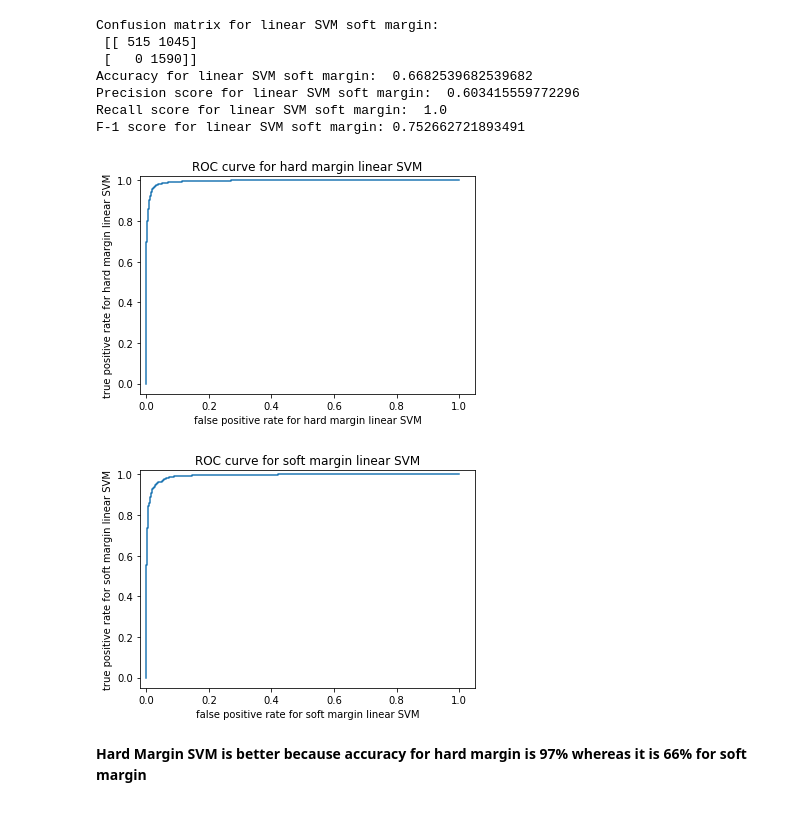
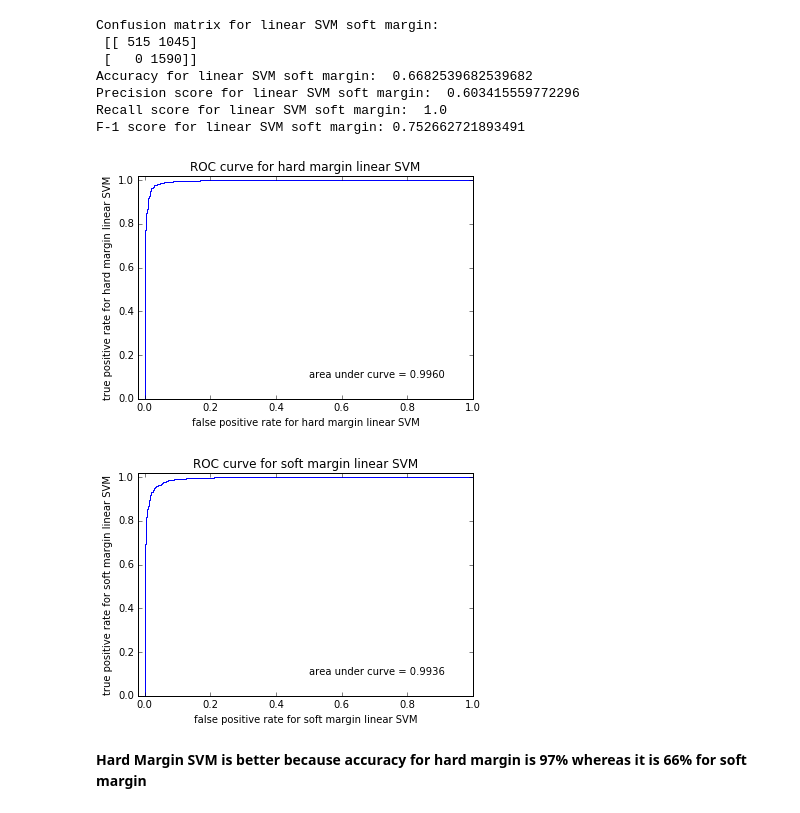
Before and after one commit to 219Winter2019adjz/test, a Jupyter notebook: proj1.ipynb, the cells around one changed output. Drawn from its saved outputs; the diff is of its cells as text; code cells hidden in the pictures.

```diff
--- a/proj1.ipynb
+++ b/proj1.ipynb
@@ -496,25 +496,28 @@ F-1 score for linear SVM soft margin: 0.752662721893491
 # %%
 # ROC curve for hard margin SVM
 
 from sklearn.metrics import roc_curve
+from sklearn.metrics import roc_auc_score
 
 score_svc_1 = clf_svc_1.decision_function(X_lsi_test_reduced)
 fpr_svc_1, tpr_svc_1, thresholds_svc_1 = roc_curve(twenty_test_binary_labels, score_svc_1)
 
 plt.figure()
 plt.plot(fpr_svc_1, tpr_svc_1)
 plt.title('ROC curve for hard margin linear SVM')
+plt.text(0.5, 0.1, 'area under curve = %0.4f' % roc_auc_score(twenty_test_binary_labels, score_svc_1))
 plt.xlabel('false positive rate for hard margin linear SVM')
 plt.ylabel('true positive rate for hard margin linear SVM')
 plt.xlim(left=-0.02)
 plt.ylim(top=1.02)
 plt.show()
 # %% [output]
-[figure, old version]
+[figure, new version]
 # %%
 # ROC curve for soft margin SVM
 
 from sklearn.metrics import roc_curve
+from sklearn.metrics import roc_auc_score
 
 score_svc_2 = clf_svc_2.decision_function(X_lsi_test_reduced)
 fpr_svc_2, tpr_svc_2, thresholds_svc_2 = roc_curve(twenty_test_binary_labels, score_svc_2)
@@ -522,13 +525,14 @@ fpr_svc_2, tpr_svc_2, thresholds_svc_2 = roc_curve(twenty_test_binary_labels, sc
 plt.figure()
 plt.plot(fpr_svc_2, tpr_svc_2)
 plt.title('ROC curve for soft margin linear SVM')
+plt.text(0.5, 0.1, 'area under curve = %0.4f' % roc_auc_score(twenty_test_binary_labels, score_svc_2))
 plt.xlabel('false positive rate for soft margin linear SVM')
 plt.ylabel('true positive rate for soft margin linear SVM')
 plt.xlim(left=-0.02)
 plt.ylim(top=1.02)
 plt.show()
 # %% [output]
-[figure, old version]
+[figure, new version]
 # %% [markdown]
  **Hard Margin SVM is better because accuracy for hard margin is 97% whereas it is 66% for soft margin**
 # %%
```
Also changed, not shown: parts of 8 cells of this notebook.
